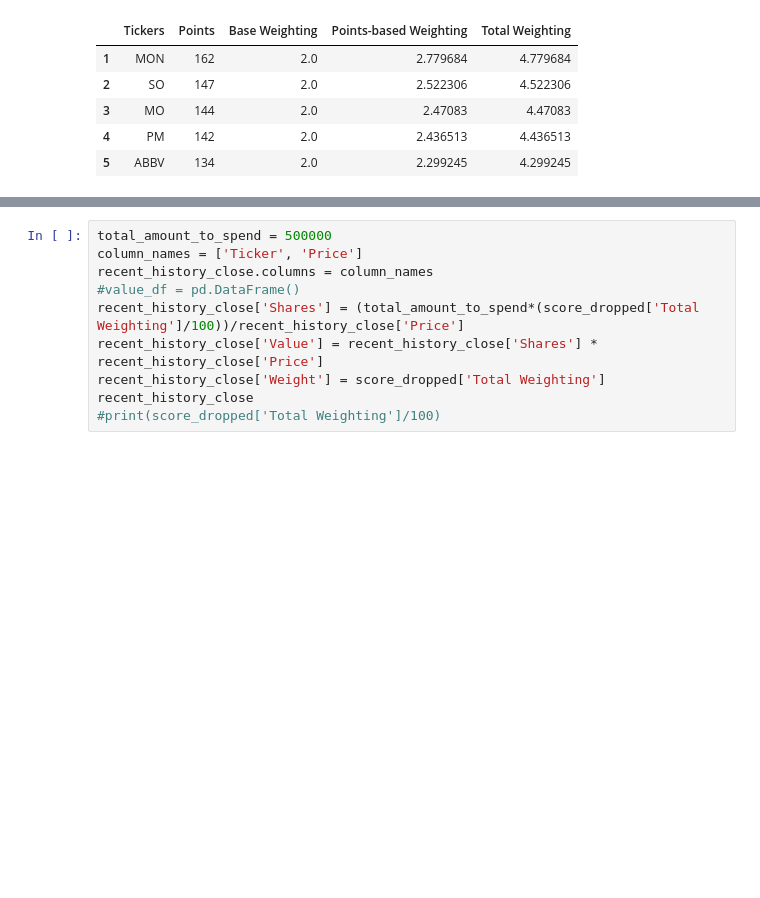
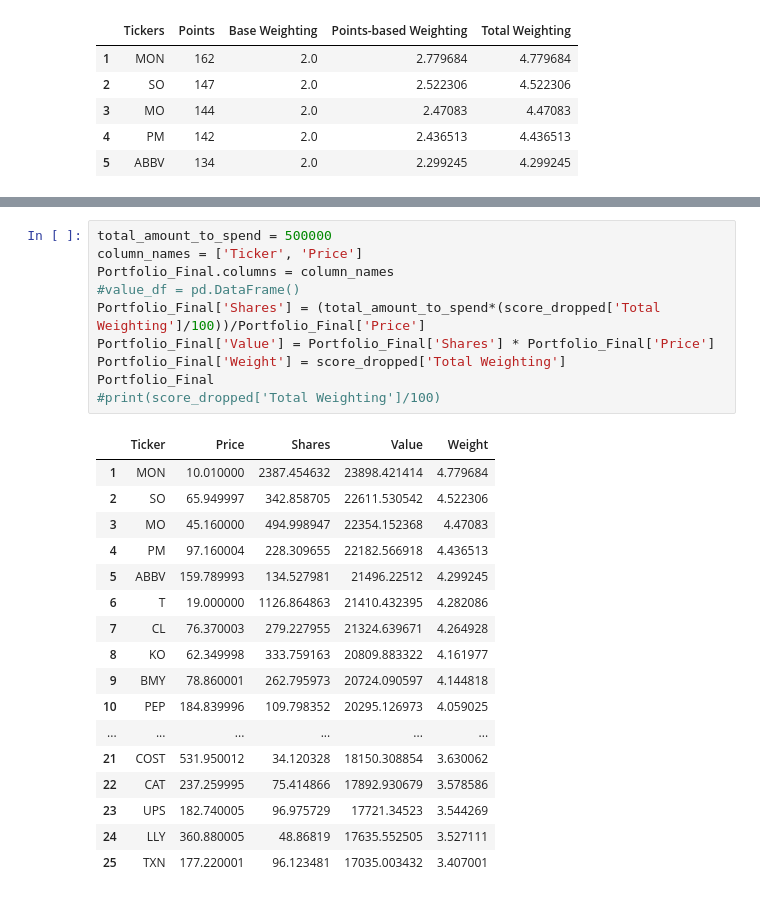
Before and after one commit to richardsha19/portfolio-manager, a Jupyter notebook: Main.ipynb, the cells around one changed output, grey strips where cells are left out. Cells and saved outputs as stored; diff of their text form; blank space fills up the shorter version.

```diff
--- a/Main.ipynb
+++ b/Main.ipynb
@@ -318,10 +323,28 @@ recent_history_close.head()
-# %%
-total_amount_to_spend = 500000
-column_names = ['Ticker', 'Price']
-recent_history_close.columns = column_names
-#value_df = pd.DataFrame()
-recent_history_close['Shares'] = (total_amount_to_spend*(score_dropped['Total Weighting']/100))/recent_history_close['Price']
-recent_history_close['Value'] = recent_history_close['Shares'] * recent_history_close['Price']
-recent_history_close['Weight'] = score_dropped['Total Weighting']
-recent_history_close
-#print(score_dropped['Total Weighting']/100)
+# %%
+total_amount_to_spend = 500000
+column_names = ['Ticker', 'Price']
+Portfolio_Final.columns = column_names
+#value_df = pd.DataFrame()
+Portfolio_Final['Shares'] = (total_amount_to_spend*(score_dropped['Total Weighting']/100))/Portfolio_Final['Price']
+Portfolio_Final['Value'] = Portfolio_Final['Shares'] * Portfolio_Final['Price']
+Portfolio_Final['Weight'] = score_dropped['Total Weighting']
+Portfolio_Final
+#print(score_dropped['Total Weighting']/100)
+# %% [output]
+|  | Ticker | Price | Shares | Value | Weight |
+| 1 | MON | 10.010000 | 2387.454632 | 23898.421414 | 4.779684 |
+| 2 | SO | 65.949997 | 342.858705 | 22611.530542 | 4.522306 |
+| 3 | MO | 45.160000 | 494.998947 | 22354.152368 | 4.47083 |
+| 4 | PM | 97.160004 | 228.309655 | 22182.566918 | 4.436513 |
+| 5 | ABBV | 159.789993 | 134.527981 | 21496.22512 | 4.299245 |
+| 6 | T | 19.000000 | 1126.864863 | 21410.432395 | 4.282086 |
+| 7 | CL | 76.370003 | 279.227955 | 21324.639671 | 4.264928 |
+| 8 | KO | 62.349998 | 333.759163 | 20809.883322 | 4.161977 |
+| 9 | BMY | 78.860001 | 262.795973 | 20724.090597 | 4.144818 |
+| 10 | PEP | 184.839996 | 109.798352 | 20295.126973 | 4.059025 |
+| ... | ... | ... | ... | ... | ... |
+| 21 | COST | 531.950012 | 34.120328 | 18150.308854 | 3.630062 |
+| 22 | CAT | 237.259995 | 75.414866 | 17892.930679 | 3.578586 |
+| 23 | UPS | 182.740005 | 96.975729 | 17721.34523 | 3.544269 |
+| 24 | LLY | 360.880005 | 48.86819 | 17635.552505 | 3.527111 |
+| 25 | TXN | 177.220001 | 96.123481 | 17035.003432 | 3.407001 |
```
Also changed, not shown: parts of 8 cells of this notebook.
